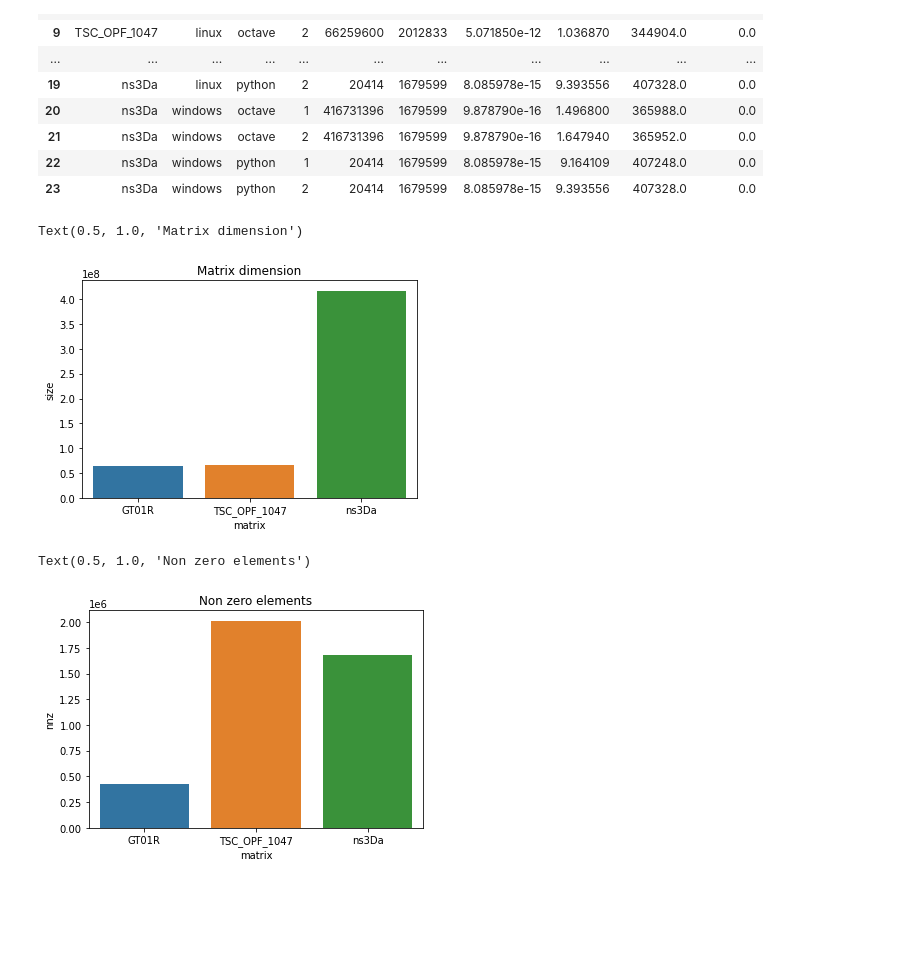
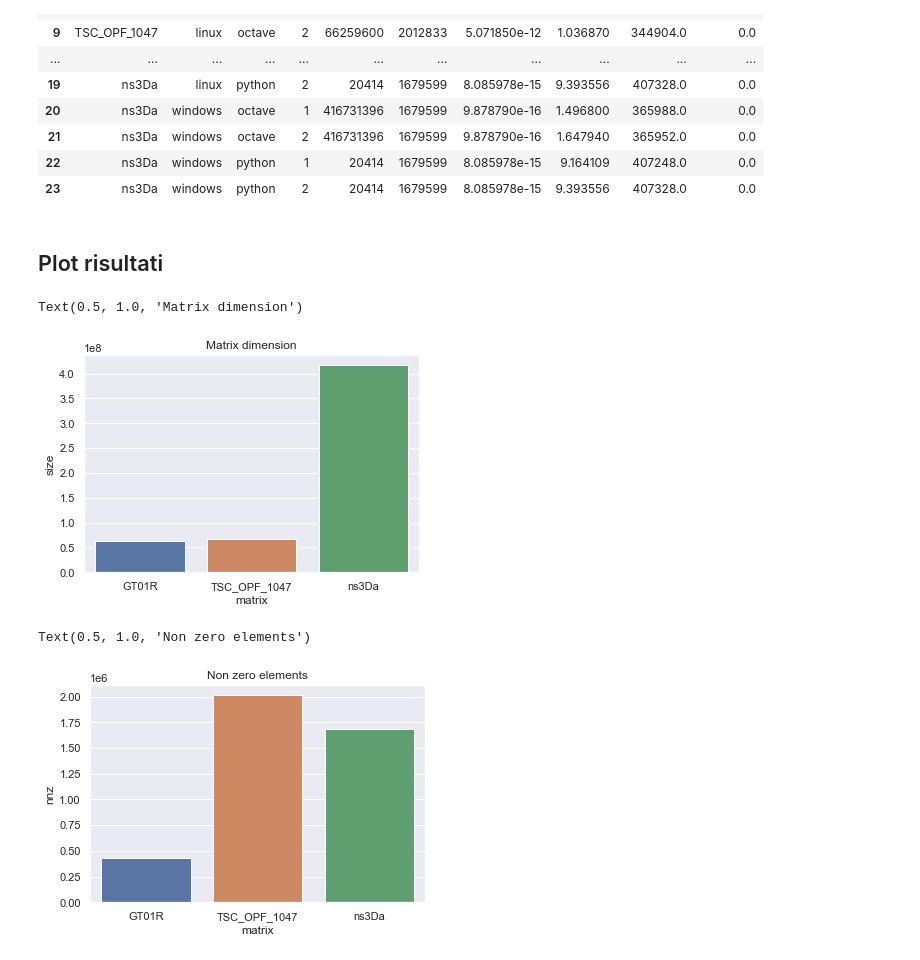
Before and after one commit to AuPath/Progetto-Calcolo-Scientifico, a Jupyter notebook: analysis.ipynb, the cells around one changed output. Cells and saved outputs as stored; diff of their text form; code cells hidden in the pictures; blank space fills up the shorter version.

Commit message:
Plot grafici

```diff
--- a/analysis.ipynb
+++ b/analysis.ipynb
@@ -3,5 +3,7 @@ import os
 from os.path import isfile, join
 import pandas as pd
 import seaborn as sns
+
+sns.set_theme()
 # %%
 OUTPUT_DIR = 'out'
@@ -64,10 +48,15 @@ df
+# %% [markdown]
+## Plot risultati
 # %%
+CI = 99
+# Matrix dimension
 sns.barplot(data=df.groupby("matrix").max().reset_index(), x="matrix", y="size").set_title("Matrix dimension")
 # %% [output]
 Text(0.5, 1.0, 'Matrix dimension')
-[figure, old version]
+[figure, new version]
 # %%
+# Non zero elements
 sns.barplot(data=df.groupby("matrix").max().reset_index(), x="matrix", y="nnz").set_title("Non zero elements")
 # %% [output]
 Text(0.5, 1.0, 'Non zero elements')
-[figure, old version]
+[figure, new version]
```
Also changed, not shown: parts of 5 cells of this notebook.
